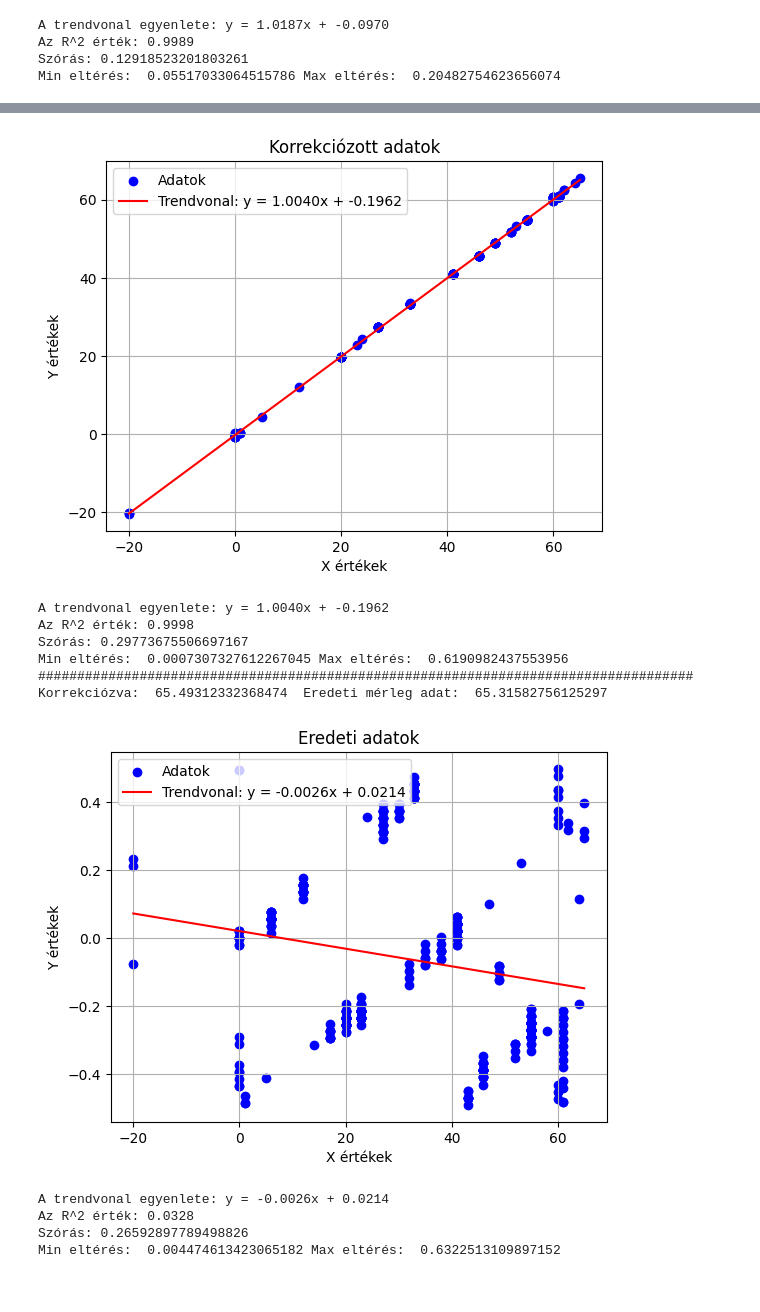
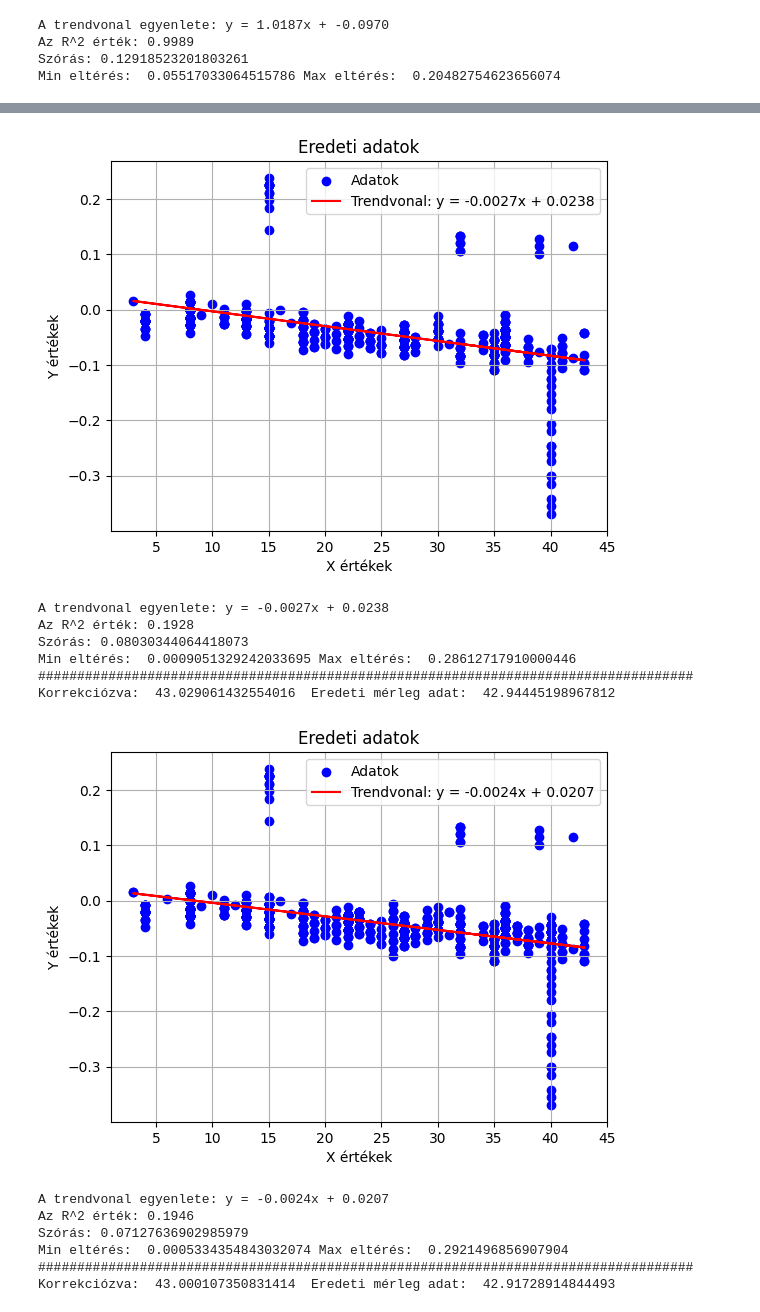
Before and after one commit to lakatosgabor/meres_szimulacio, a Jupyter notebook: KPS9_merleg_szimuláció.ipynb, the cells around one changed output, grey strips where cells are left out. Cells and saved outputs as stored; diff of their text form; code cells hidden in the pictures.

```diff
--- a/KPS9_merleg_szimuláció.ipynb
+++ b/KPS9_merleg_szimuláció.ipynb
@@ -832,7 +832,7 @@ import matplotlib.pyplot as plt
 
 def show_correction_function(x,y):
 
-  mask = (x > 0.9) & (y > 1)
+  mask = (x > 0.9) & (y >= 1)
   x = x[mask]
   y = y[mask]
 
@@ -865,7 +865,7 @@ def show_correction_function(x,y):
 
 
 def correction_function(x,y):
-  mask = (x > 0.9) & (y > 1)
+  mask = (x > 0.9) & (y >= 1)
   x = x[mask]
   y = y[mask]
 
@@ -891,7 +891,18 @@ def correction_function(x,y):
 import numpy as np
 import matplotlib.pyplot as plt
 
-def show_error_function(x, y, felirat):
+def show_error_function(x, y, felirat, szoras_vizsgalat_ertek, maradek):
+
+    #maradék megjelenítésnél
+    if maradek == 1:
+      mask = (x > 0.9)
+      x = x[mask]
+      y = y[mask]
+    else:
+      mask = (x > 0.9) & (y >= 1)
+      x = x[mask]
+      y = y[mask]
+
     # Lineáris regresszió
     coefficients = np.polyfit(x, y, 1)  # Lineáris egyenes illesztése (1. fokú polinom)
     slope, intercept = coefficients  # Az egyenes meredeksége és metszéspontja
@@ -902,7 +913,7 @@ def show_error_function(x, y, felirat):
     residuals = y - trendline
 
     # Kerekített érték vizsgálata
-    mask = np.round(x) > 3  # Azok az indexek, ahol a kerekített x érték meghaladja a 92-t
+    mask = np.round(x) > szoras_vizsgalat_ertek # Azok az indexek, ahol a kerekített x
     filtered_residuals = residuals[mask]
 
     # Maximális és minimális eltérés
@@ -1193,7 +1204,7 @@ tara_weigth = [
 
 merleg_db = np.array([])  # A mérlegből beérkező darabszám, nettó tömeg / termék súly
 darab = np.array([])  # A mérlegből beérkezett darabszám kerekítve
-product_weight = 48.365
+product_weight = 73.629999999999995
 
 # Feltételezve, hogy a start_times és end_times listák azonos hosszúságúak
 for idx, (start_time, end_time) in enumerate(zip(start_times, end_times)):
@@ -1211,9 +1222,12 @@ for idx, (start_time, end_time) in enumerate(zip(start_times, end_times)):
     maradek = merleg_db - darab
     a, b = correction_function(x, y)
 
+    #print(x)
+    #print(maradek)
+
     correction_value = merleg_db - b + a * darab
     print("Korrekciózva: ", correction_value[-1], " Eredeti mérleg adat: ", merleg_db[-1])
-    show_error_function(x, maradek, "Eredeti adatok")
-    show_error_function(x, correction_value, "Korrekciózott adatok")
+    show_error_function(x, maradek, "Eredeti adatok", 30, 1)
+    #show_error_function(x, correction_value, "Korrekciózott adatok", 30, 0)
     print("####################################################################################")
 # %% [output]
@@ -1238,12 +1256,14 @@ Min eltérés:  0.000730732761210065 Max eltérés:  0.6190982437554132
-[figure, old version]
+[figure, new version]
-A trendvonal egyenlete: y = 1.0040x + -0.1962
-Az R^2 érték: 0.9998
-Szórás: 0.29773675506697167
-Min eltérés:  0.0007307327612267045 Max eltérés:  0.6190982437553956
+A trendvonal egyenlete: y = -0.0027x + 0.0238
+Az R^2 érték: 0.1928
+Szórás: 0.08030344064418073
+Min eltérés:  0.0009051329242033695 Max eltérés:  0.28612717910000446
 ####################################################################################
-Korrekciózva:  65.49312332368474  Eredeti mérleg adat:  65.31582756125297
+Korrekciózva:  43.029061432554016  Eredeti mérleg adat:  42.94445198967812
-[figure, old version]
+[figure, new version]
-A trendvonal egyenlete: y = -0.0026x + 0.0214
-Az R^2 érték: 0.0328
-Szórás: 0.26592897789498826
-Min eltérés:  0.004474613423065182 Max eltérés:  0.6322513109897152
+A trendvonal egyenlete: y = -0.0024x + 0.0207
+Az R^2 érték: 0.1946
+Szórás: 0.07127636902985979
+Min eltérés:  0.0005334354843032074 Max eltérés:  0.2921496856907904
+####################################################################################
+Korrekciózva:  43.000107350831414  Eredeti mérleg adat:  42.91728914844493
```
Also changed, not shown: parts of 3 cells of this notebook.
